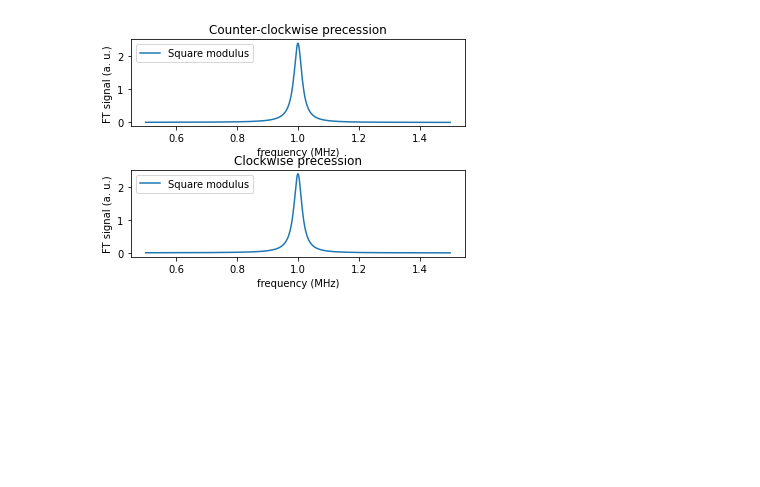
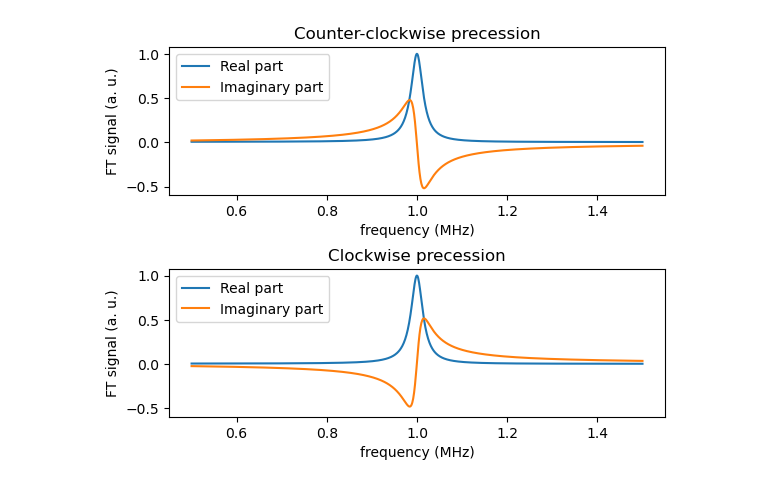
Before and after one commit to vemiBGH/PULSEE, a Jupyter notebook: demos/readme_demo.ipynb, the cells around one changed output. Saved outputs shown, nothing was run; the diff lists cells and outputs as text; code cells hidden in the pictures; blank space fills up the shorter version.

```diff
--- a/demos/readme_demo.ipynb
+++ b/demos/readme_demo.ipynb
@@ -67,9 +76,11 @@ quad_par = {'coupling constant' : 2.,
             'asymmetry parameter' : 0.,
             'alpha_q' : 0.,
             'beta_q' : 0.,
-            'gamma_q' : 0.}
+            'gamma_q' : 0.,
+            'order' : 0.}
 
 spin, h_unperturbed, dm_0 = nuclear_system_setup(spin_par=spin_par,
 												 quad_par=quad_par, zeem_par=None,
 												 initial_state='canonical',
 												 temperature=1e-4)
+fig = plot_real_part_density_matrix(dm_0)
@@ -76,4 +89,5 @@ spin, h_unperturbed, dm_0 = nuclear_system_setup(spin_par=spin_par,
 # %%
 dm_evolved = evolve(spin, h_unperturbed, dm_0, solver=magnus, \
-                    mode=mode, pulse_time=1 / (4 * 0.1), \
+                    mode=mode, pulse_time=1 / (4 * 0.2), \
                     picture = 'IP', n_points = 30)
+fig = plot_real_part_density_matrix(dm_evolved)
@@ -80,8 +101,8 @@ dm_evolved = evolve(spin, h_unperturbed, dm_0, solver=magnus, \
 # %%
 t, fid = FID_signal(spin, h_unperturbed, dm_evolved, acquisition_time=100, T2=10, n_points=30)
 f, ft, ft_n = legacy_fourier_transform_signal(t, fid, 0.5, 1.5,
 											  opposite_frequency=True)
 
-fig = plot_fourier_transform(f, ft, ft_n, square_modulus=True)
+fig = plot_fourier_transform(f, ft, ft_n)
 # %% [output]
-[figure, old version]
+[figure, new version]
```
Also changed, not shown: parts of 12 cells of this notebook.
